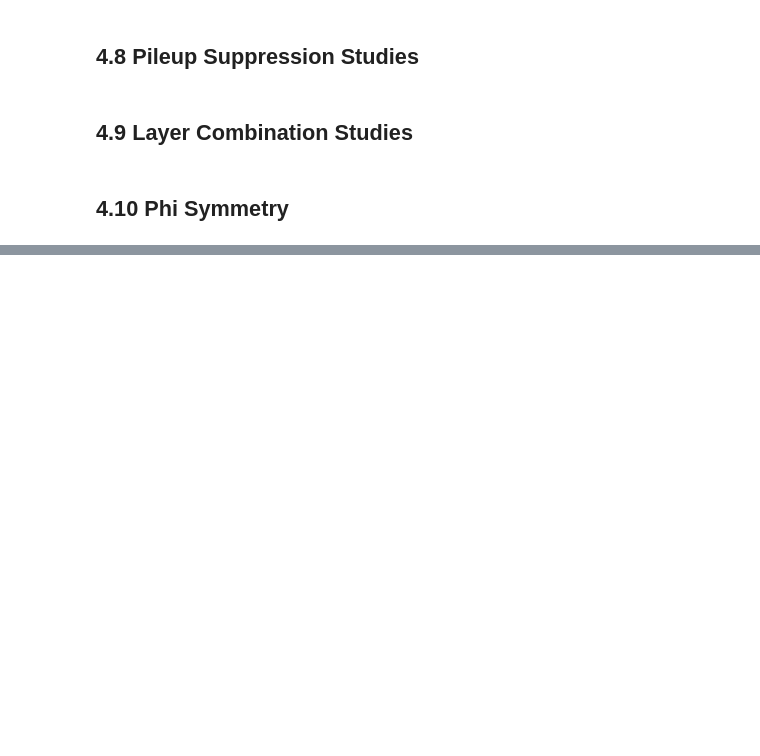
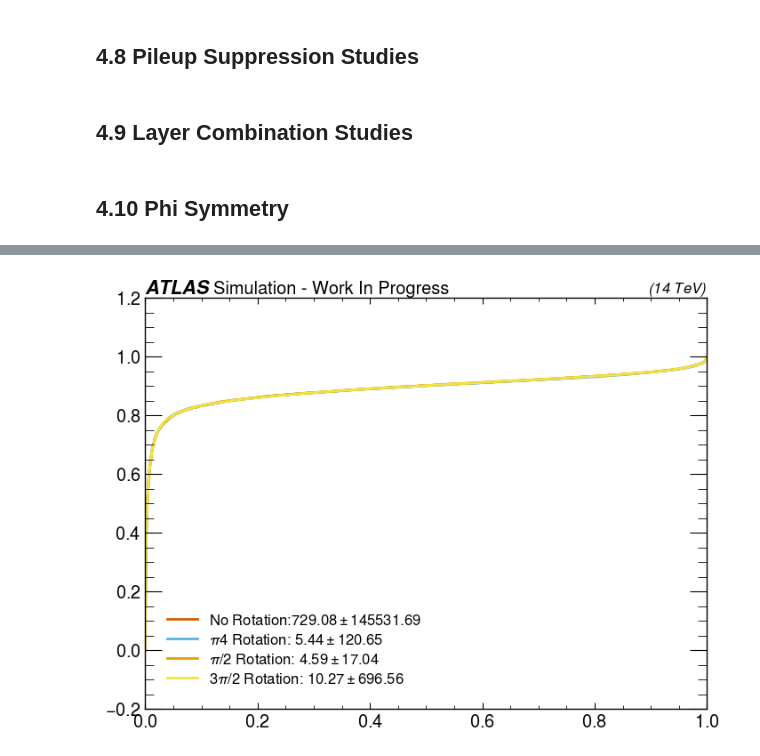
Before and after one commit to SaadAskander/atlas_ad_hllhc, a Jupyter notebook: notebooks/Thesis.ipynb, the cells around one changed output, grey strips where cells are left out. Drawn from its saved outputs; the diff is of its cells as text; code cells hidden in the pictures; blank space fills up the shorter version.

```diff
--- a/notebooks/Thesis.ipynb
+++ b/notebooks/Thesis.ipynb
@@ -1144,0 +1184,76 @@ plt.legend()
+# %%
+# Rotated losses
+spvae_ggf_pi2 = np.load("/home/xzcapask/atlas_ad_hllhc/data/model_data/SparseVAE2/7e_2/phi_invariance_study/ggfpi2kl.npy")
+spvae_ggf_3pi4 = np.load("/home/xzcapask/atlas_ad_hllhc/data/model_data/SparseVAE2/7e_2/phi_invariance_study/ggf3pi4kl.npy")
+spvae_ggf_pi4 = np.load("//home/xzcapask/atlas_ad_hllhc/data/model_data/SparseVAE2/7e_2/phi_invariance_study/ggfpi4kl.npy")
+spvae_ggf_scores = np.load("/home/xzcapask/atlas_ad_hllhc/data/model_data/SparseVAE2/7e_2/testing_losses/ggF_kl_losses.npy")[:41000]
+spvae_jz0_scores = np.load("/home/xzcapask/atlas_ad_hllhc/data/model_data/SparseVAE2/7e_2/testing_losses/jz0_kl_losses.npy")[:41000]
+kl_cutoff = np.load("/home/xzcapask/atlas_ad_hllhc/data/model_data/SparseVAE2/7e_2/signal_acceptance_rates/KLCutoff.npy")
+
+
+# Labels
+spvae_jz0_labels = np.zeros_like(spvae_jz0_scores)
+spvae_ggf_pi4_labels = np.ones_like(spvae_ggf_pi4)
+spvae_ggf_pi2_labels =  np.ones_like(spvae_ggf_pi2)
+spvae_ggf_3pi4_labels = np.ones_like(spvae_ggf_3pi4)
+spvae_ggf_unrotated_labels = np.ones_like(spvae_ggf_scores)
+
+# Combined Losses
+spvae_ggf_unrotated_combined_losses = np.concatenate([spvae_jz0_scores,spvae_ggf_scores])
+spvae_ggf_pi2_combined_losses = np.concatenate([spvae_jz0_scores,spvae_ggf_pi2])
+spvae_ggf_pi4_combined_losses = np.concatenate([spvae_jz0_scores,spvae_ggf_pi4])
+spvae_ggf_3pi4_combined_losses = np.concatenate([spvae_jz0_scores,spvae_ggf_3pi4])
+
+# Combined labels
+spvae_unrotated_rotation_combined_labels = np.concatenate([spvae_jz0_labels, spvae_ggf_unrotated_labels])
+spvae_pi2_rotation_combined_labels = np.concatenate([spvae_jz0_labels, spvae_ggf_pi2_labels])
+spvae_pi4_rotation_combined_labels = np.concatenate([spvae_jz0_labels, spvae_ggf_pi4_labels])
+spvae_3pi4_rotation_combined_labels = np.concatenate([spvae_jz0_labels, spvae_ggf_3pi4_labels])
+
+
+spvae_fpr_ggf_unrotated, spvae_tpr_ggf_unrotated, spvae_threshold_ggf_unrotated = roc_curve(spvae_unrotated_rotation_combined_labels, spvae_ggf_unrotated_combined_losses)
+spvae_fpr_ggf_pi4, spvae_tpr_ggf_pi4, spvae_threshold_ggf_pi4 = roc_curve(spvae_pi4_rotation_combined_labels, spvae_ggf_pi4_combined_losses)
+spvae_fpr_ggf_pi2, spvae_tpr_ggf_pi2, spvae_threshold_ggf_pi2 = roc_curve(spvae_pi2_rotation_combined_labels, spvae_ggf_pi2_combined_losses)
+spvae_fpr_ggf_3pi4, spvae_tpr_ggf_3pi4, spvae_threshold_ggf_3pi4 = roc_curve(spvae_3pi4_rotation_combined_labels, spvae_ggf_3pi4_combined_losses)
+
+spvae_ggf_unrotated_auc = auc(spvae_fpr_ggf_unrotated, spvae_tpr_ggf_unrotated)
+spvae_ggf_pi4_auc = auc(spvae_fpr_ggf_pi4, spvae_tpr_ggf_pi4)
+spvae_ggf_pi2_auc = auc(spvae_fpr_ggf_pi2, spvae_tpr_ggf_pi2)
+spvae_ggf_3pi4_auc = auc(spvae_fpr_ggf_3pi4, spvae_tpr_ggf_3pi4)
+
+
+print(spvae_ggf_unrotated_auc)
+print(spvae_ggf_pi4_auc)
+print(spvae_ggf_pi2_auc)
+print(spvae_ggf_3pi4_auc)
+
+
+spvae_ggf_scores_mean= np.mean(spvae_ggf_scores)
+spvae_ggf_pi4_mean = np.mean(spvae_ggf_pi4)
+spvae_ggf_pi2_mean = np.mean(spvae_ggf_pi2)
+spvae_ggf_3pi4_mean = np.mean(spvae_ggf_3pi4)
+
+spvae_ggf_scores_std = np.std(spvae_ggf_scores)
+spvae_ggf_pi4_std = np.std(spvae_ggf_pi4)
+spvae_ggf_pi2_std = np.std(spvae_ggf_pi2)
+spvae_ggf_3pi4_std = np.std(spvae_ggf_3pi4)
+
+
+plt.plot(spvae_fpr_ggf_unrotated,spvae_tpr_ggf_unrotated, label = f"No Rotation:${spvae_ggf_scores_mean:.2f}\pm{spvae_ggf_scores_std:.2f}$ ")
+plt.plot(spvae_fpr_ggf_pi4,spvae_tpr_ggf_pi4, label = f"$\pi4$ Rotation: ${spvae_ggf_pi4_mean:.2f}\pm{spvae_ggf_pi4_std:.2f}$ ")
+plt.plot(spvae_fpr_ggf_pi2,spvae_tpr_ggf_pi2, label = f"$\pi/2$ Rotation: ${spvae_ggf_pi2_mean:.2f}\pm{spvae_ggf_pi2_std:.2f}$")
+plt.plot(spvae_fpr_ggf_3pi4,spvae_tpr_ggf_3pi4, label = f"$3\pi/2$ Rotation: ${spvae_ggf_3pi4_mean:.2f}\pm{spvae_ggf_3pi4_std:.2f}$")
+mh.atlas.label('- Work In Progress',loc = 0, com = 14)
+plt.legend()
+
+
+z, p_value, ci_A, ci_B, auc_A, auc_B, info = Delong_test(spvae_pi2_rotation_combined_labels, spvae_ggf_pi2_combined_losses,spvae_ggf_unrotated_combined_losses)
+print(z,p_value)
+
+z, p_value, ci_A, ci_B, auc_A, auc_B, info = Delong_test(spvae_pi2_rotation_combined_labels, spvae_ggf_pi2_combined_losses,spvae_ggf_unrotated_combined_losses)
+print(z,p_value)
+z, p_value, ci_A, ci_B, auc_A, auc_B, info = Delong_test(spvae_pi2_rotation_combined_labels, spvae_ggf_pi4_combined_losses,spvae_ggf_unrotated_combined_losses)
+print(z,p_value)
+z, p_value, ci_A, ci_B, auc_A, auc_B, info = Delong_test(spvae_pi2_rotation_combined_labels, spvae_ggf_3pi4_combined_losses,spvae_ggf_unrotated_combined_losses)
+print(z,p_value)
+# %% [output]
@@ -1144,0 +1265 @@ plt.legend()
+[figure, added]
```
Also changed, not shown: parts of 11 cells of this notebook, 4 other files.
